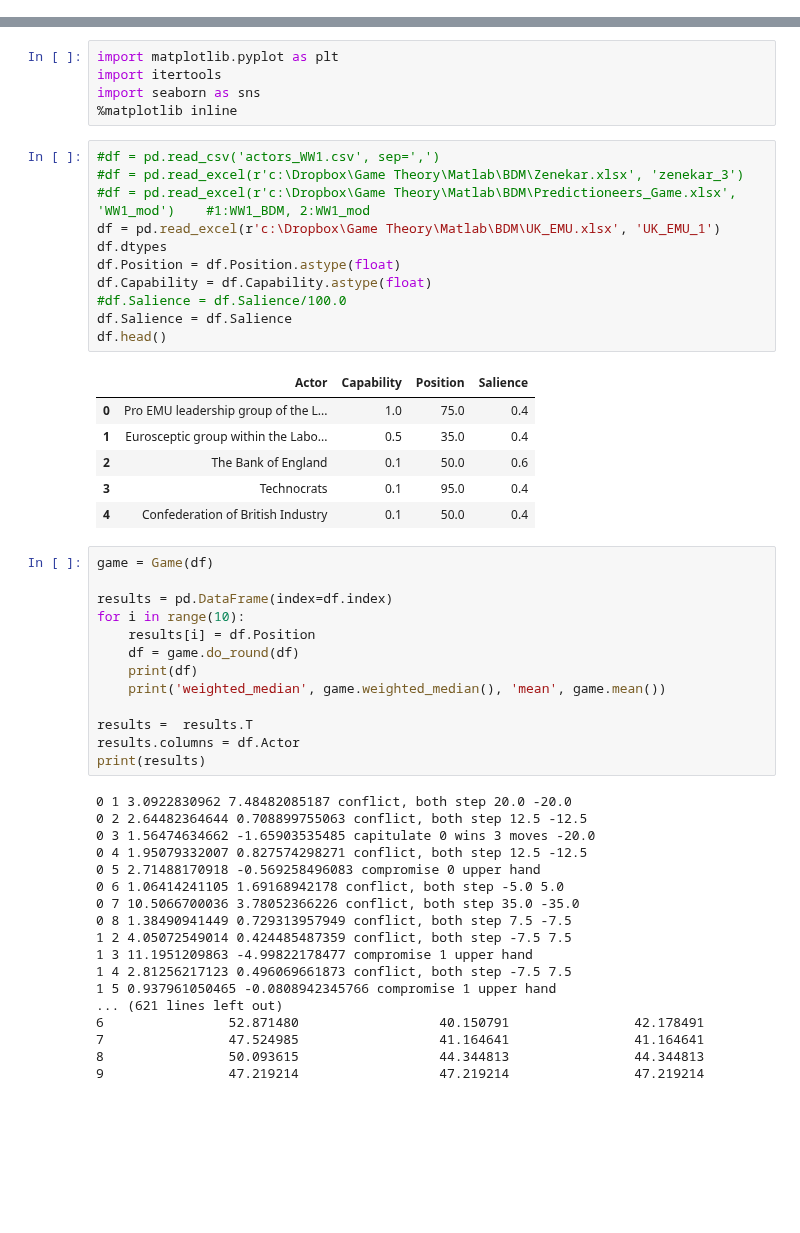
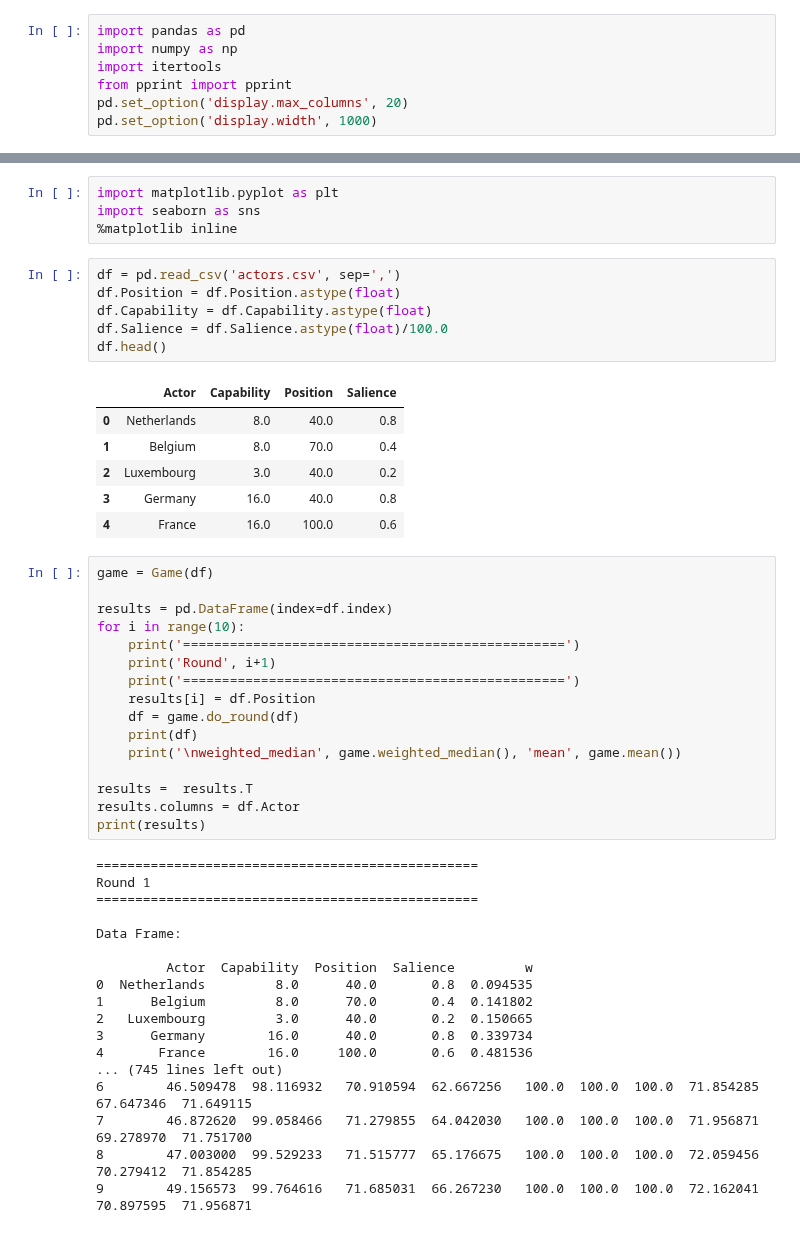
Before and after one commit to minimalgeek/Python, a Jupyter notebook: Scholz_BDM/replication/Expected Utility Model.ipynb, the cells around one changed output, grey strips where cells are left out. Cells and saved outputs as stored; diff of their text form; blank space fills up the shorter version.

Commit message:
printing with pandas

```diff
--- a/Scholz_BDM/replication/Expected Utility Model.ipynb
+++ b/Scholz_BDM/replication/Expected Utility Model.ipynb
@@ -1 +1,8 @@
+# %%
+import pandas as pd
+import numpy as np
+import itertools
+from pprint import pprint
+pd.set_option('display.max_columns', 20)
+pd.set_option('display.width', 1000)
 # %%
@@ -158,58 +175,55 @@ class Game(object):
         return df_new
 # %%
 import matplotlib.pyplot as plt
-import itertools
 import seaborn as sns
 %matplotlib inline
 # %%
-#df = pd.read_csv('actors_WW1.csv', sep=',')
-#df = pd.read_excel(r'c:\Dropbox\Game Theory\Matlab\BDM\Zenekar.xlsx', 'zenekar_3')
-#df = pd.read_excel(r'c:\Dropbox\Game Theory\Matlab\BDM\Predictioneers_Game.xlsx', 'WW1_mod')    #1:WW1_BDM, 2:WW1_mod
-df = pd.read_excel(r'c:\Dropbox\Game Theory\Matlab\BDM\UK_EMU.xlsx', 'UK_EMU_1')
-df.dtypes
+df = pd.read_csv('actors.csv', sep=',')
 df.Position = df.Position.astype(float)
 df.Capability = df.Capability.astype(float)
-#df.Salience = df.Salience/100.0
-df.Salience = df.Salience
+df.Salience = df.Salience.astype(float)/100.0
 df.head()
 # %% [output]
 |  | Actor | Capability | Position | Salience |
-| 0 | Pro EMU leadership group of the L... | 1.0 | 75.0 | 0.4 |
-| 1 | Eurosceptic group within the Labo... | 0.5 | 35.0 | 0.4 |
-| 2 | The Bank of England | 0.1 | 50.0 | 0.6 |
-| 3 | Technocrats | 0.1 | 95.0 | 0.4 |
-| 4 | Confederation of British Industry | 0.1 | 50.0 | 0.4 |
+| 0 | Netherlands | 8.0 | 40.0 | 0.8 |
+| 1 | Belgium | 8.0 | 70.0 | 0.4 |
+| 2 | Luxembourg | 3.0 | 40.0 | 0.2 |
+| 3 | Germany | 16.0 | 40.0 | 0.8 |
+| 4 | France | 16.0 | 100.0 | 0.6 |
 # %%
 game = Game(df)
 
 results = pd.DataFrame(index=df.index)
 for i in range(10):
+    print('=================================================')
+    print('Round', i+1)
+    print('=================================================')
     results[i] = df.Position
     df = game.do_round(df)
     print(df)
-    print('weighted_median', game.weighted_median(), 'mean', game.mean())
+    print('\nweighted_median', game.weighted_median(), 'mean', game.mean())
 
 results =  results.T
 results.columns = df.Actor
 print(results)
 # %% [output]
-0 1 3.0922830962 7.48482085187 conflict, both step 20.0 -20.0
-0 2 2.64482364644 0.708899755063 conflict, both step 12.5 -12.5
-0 3 1.56474634662 -1.65903535485 capitulate 0 wins 3 moves -20.0
-0 4 1.95079332007 0.827574298271 conflict, both step 12.5 -12.5
-0 5 2.71488170918 -0.569258496083 compromise 0 upper hand
-0 6 1.06414241105 1.69168942178 conflict, both step -5.0 5.0
-0 7 10.5066700036 3.78052366226 conflict, both step 35.0 -35.0
-0 8 1.38490941449 0.729313957949 conflict, both step 7.5 -7.5
-1 2 4.05072549014 0.424485487359 conflict, both step -7.5 7.5
-1 3 11.1951209863 -4.99822178477 compromise 1 upper hand
-1 4 2.81256217123 0.496069661873 conflict, both step -7.5 7.5
-1 5 0.937961050465 -0.0808942345766 compromise 1 upper hand
-... (621 lines left out)
-6                52.871480                  40.150791                42.178491
-7                47.524985                  41.164641                41.164641
-8                50.093615                  44.344813                44.344813
-9                47.219214                  47.219214                47.219214
+=================================================
+Round 1
+=================================================
+
+Data Frame:
+
+         Actor  Capability  Position  Salience         w
+0  Netherlands         8.0      40.0       0.8  0.094535
+1      Belgium         8.0      70.0       0.4  0.141802
+2   Luxembourg         3.0      40.0       0.2  0.150665
+3      Germany        16.0      40.0       0.8  0.339734
+4       France        16.0     100.0       0.6  0.481536
+... (745 lines left out)
+6        46.509478  98.116932   70.910594  62.667256   100.0  100.0  100.0  71.854285  67.647346  71.649115
+7        46.872620  99.058466   71.279855  64.042030   100.0  100.0  100.0  71.956871  69.278970  71.751700
+8        47.003000  99.529233   71.515777  65.176675   100.0  100.0  100.0  72.059456  70.279412  71.854285
+9        49.156573  99.764616   71.685031  66.267230   100.0  100.0  100.0  72.162041  70.897595  71.956871
 # %%
 plt.style.use('seaborn-whitegrid')
 results.plot(figsize=(15,10), colormap='Set1')
```
Also changed, not shown: parts of 2 cells of this notebook.
